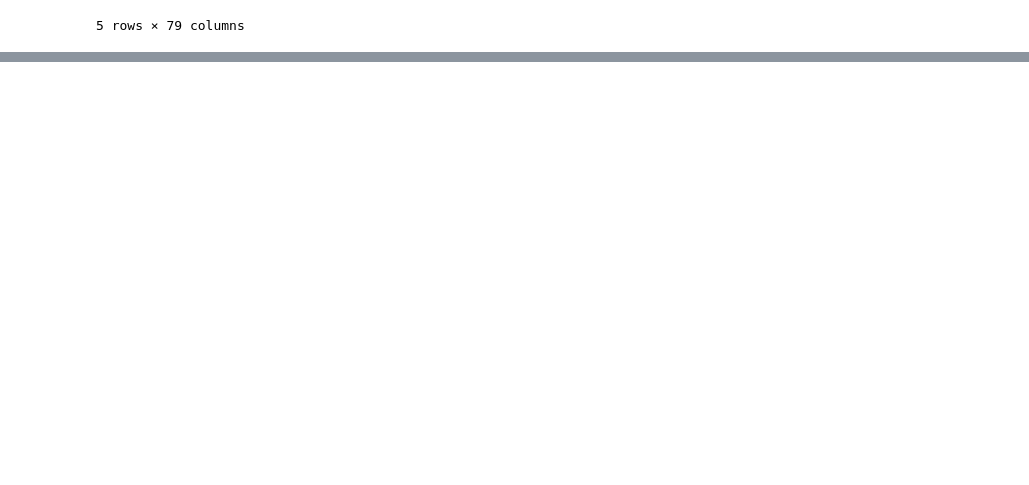
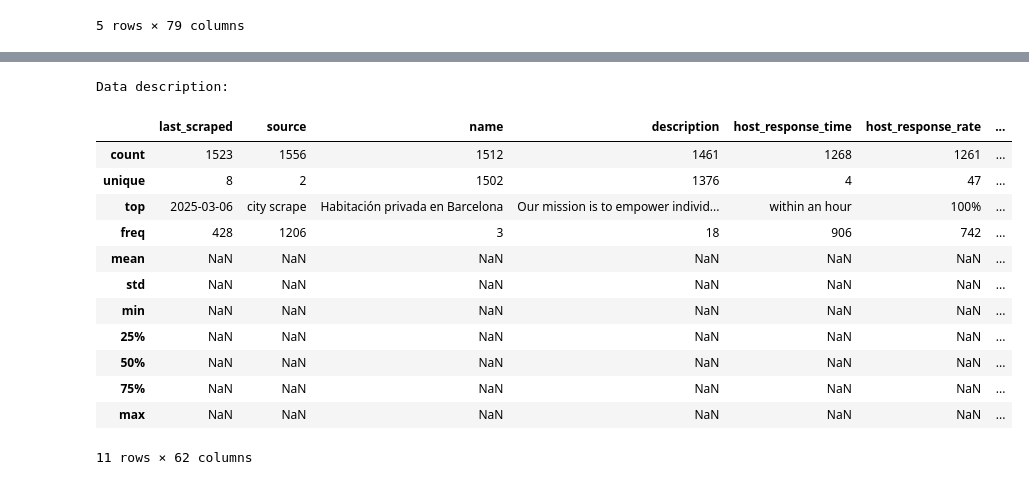
Before and after one commit to dominika232323/Harsh-Review-Detector, a Jupyter notebook: notebooks/1.0-db-data-analysis.ipynb, the cells around one changed output, grey strips where cells are left out. Cells and saved outputs as stored; diff of their text form; code cells hidden in the pictures; blank space fills up the shorter version.

```diff
--- a/notebooks/1.0-db-data-analysis.ipynb
+++ b/notebooks/1.0-db-data-analysis.ipynb
@@ -72,0 +191,18 @@ memory usage: 1.2+ MB
+# %%
+print('Data description:')
+df.describe(include='all')
+# %% [output]
+Data description:
+|  | last_scraped | source | name | description | host_response_time | host_response_rate | ... |
+| count | 1523 | 1556 | 1512 | 1461 | 1268 | 1261 | ... |
+| unique | 8 | 2 | 1502 | 1376 | 4 | 47 | ... |
+| top | 2025-03-06 | city scrape | Habitación privada en Barcelona | Our mission is to empower individ... | within an hour | 100% | ... |
+| freq | 428 | 1206 | 3 | 18 | 906 | 742 | ... |
+| mean | NaN | NaN | NaN | NaN | NaN | NaN | ... |
+| std | NaN | NaN | NaN | NaN | NaN | NaN | ... |
+| min | NaN | NaN | NaN | NaN | NaN | NaN | ... |
+| 25% | NaN | NaN | NaN | NaN | NaN | NaN | ... |
+| 50% | NaN | NaN | NaN | NaN | NaN | NaN | ... |
+| 75% | NaN | NaN | NaN | NaN | NaN | NaN | ... |
+| max | NaN | NaN | NaN | NaN | NaN | NaN | ... |
+11 rows × 62 columns
```
Also changed, not shown: parts of 18 cells of this notebook.
